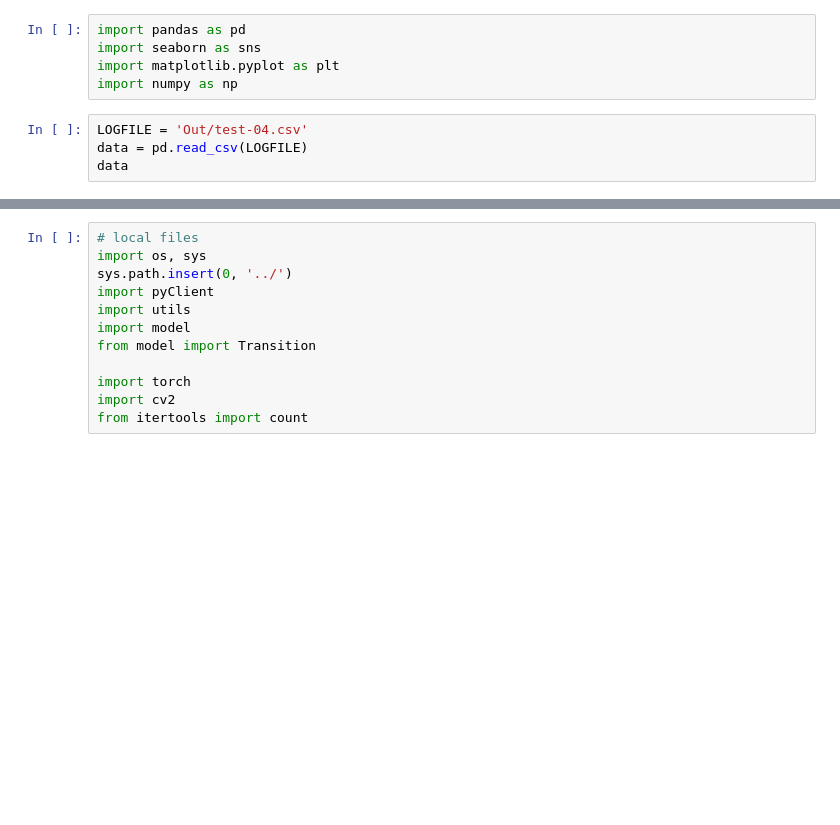
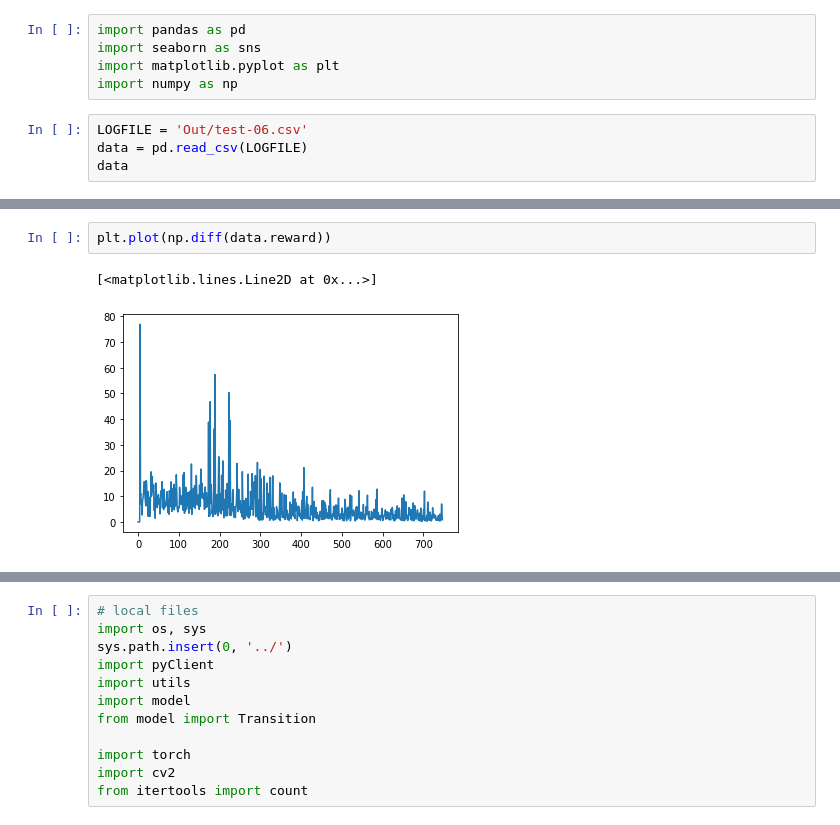
Before and after one commit to neuralcodinglab/RL-mobility, a Jupyter notebook: Python/Experiments/test01-10_evaluation.ipynb, the cells around one changed output, grey strips where cells are left out. Cells and saved outputs as stored; diff of their text form; blank space fills up the shorter version.

```diff
--- a/Python/Experiments/test01-10_evaluation.ipynb
+++ b/Python/Experiments/test01-10_evaluation.ipynb
@@ -4,7 +4,7 @@ import seaborn as sns
 import matplotlib.pyplot as plt
 import numpy as np
 # %%
-LOGFILE = 'Out/test-04.csv'
+LOGFILE = 'Out/test-06.csv'
 data = pd.read_csv(LOGFILE)
 data
 # %% [output]
@@ -14,2 +29,7 @@ sns.lineplot(data=data,x='episode',y='reward')
+# %%
+plt.plot(np.diff(data.reward))
+# %% [output]
+[<matplotlib.lines.Line2D at 0x...>]
+[figure, added]
 # %%
 sns.lineplot(data=data,x='episode',y='step_count')
```
Also changed, not shown: parts of 4 cells of this notebook, 2 other files.
